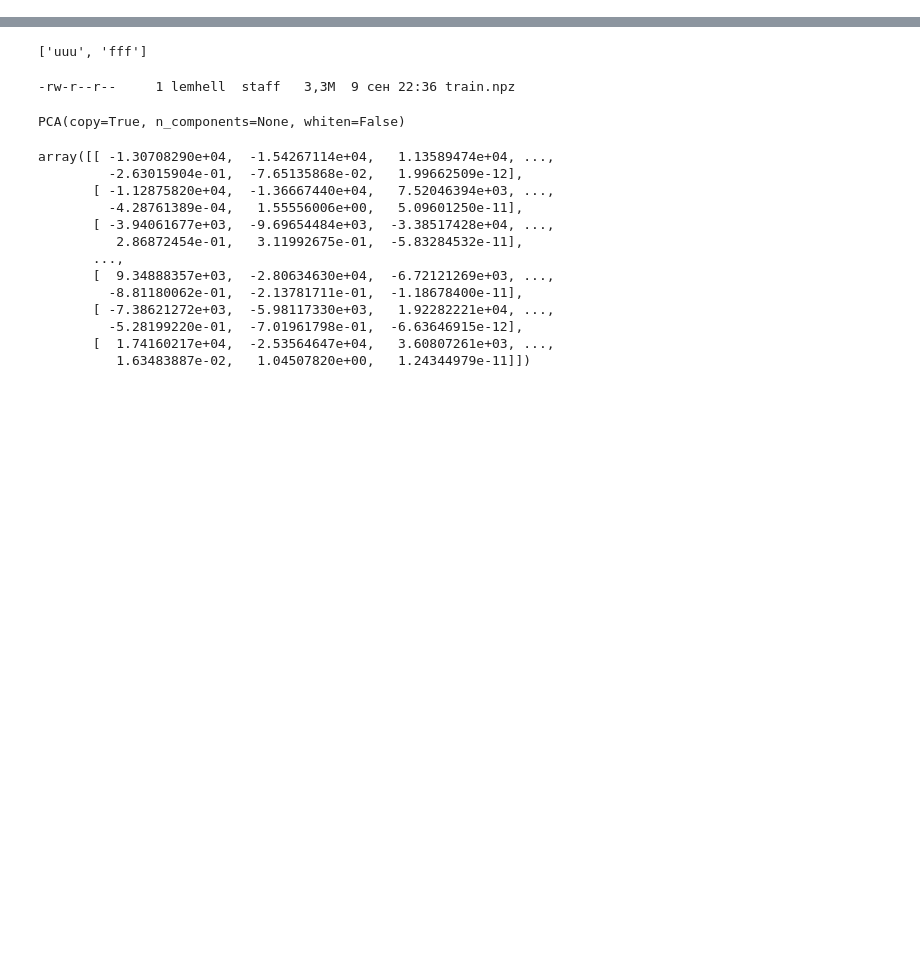
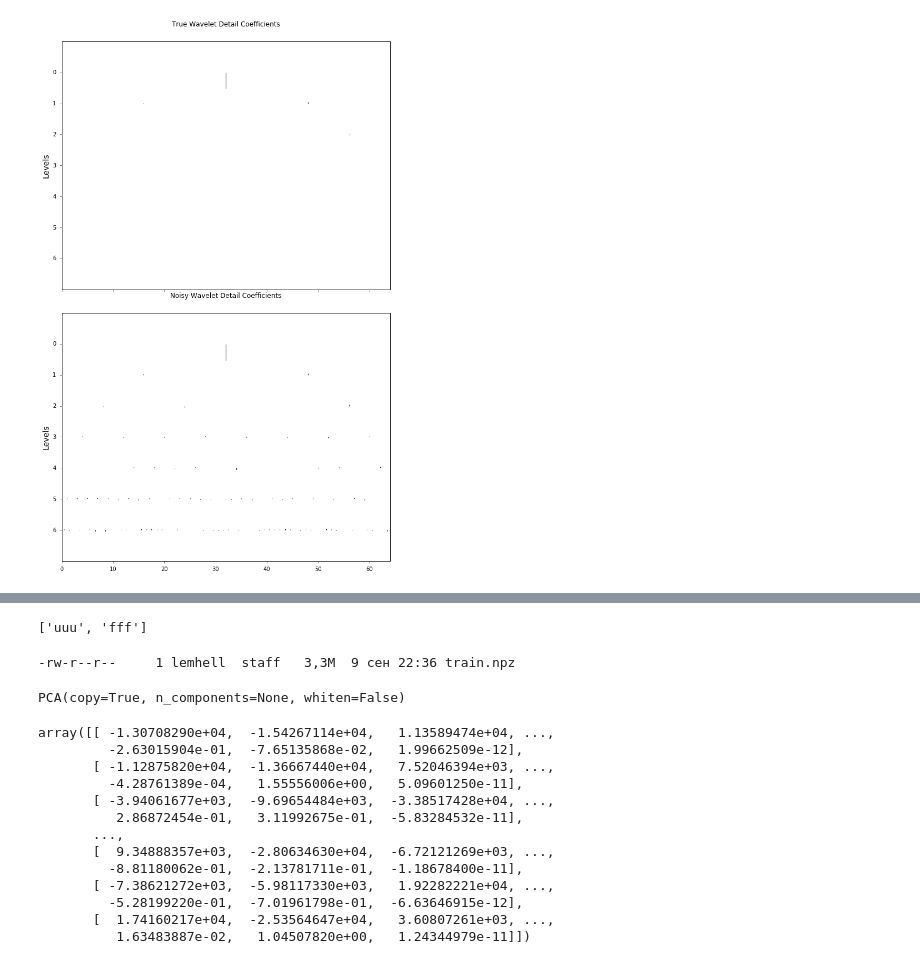
Before and after one commit to magecon/seizure_prediction, a Jupyter notebook: Kaggle Seizures.ipynb, the cells around one changed output, grey strips where cells are left out. Saved outputs shown, nothing was run; the diff lists cells and outputs as text; code cells hidden in the pictures; blank space fills up the shorter version.

```diff
--- a/Kaggle Seizures.ipynb
+++ b/Kaggle Seizures.ipynb
@@ -10,0 +175,22 @@ import matplotlib.pyplot as plt
+# %%
+from scipy import stats
+import numpy as np
+
+np.random.seed(12345)
+blck = blocks(np.linspace(0,1,2**11))
+nblck = blck + stats.norm().rvs(2**11)
+
+true_coefs = pywt.wavedec(blck, 'db8', level=7, mode='per')
+noisy_coefs = pywt.wavedec(nblck, 'db8', level=7, mode='per')
+
+fig, axes = plt.subplots(2, 1, figsize=(9,14), sharex=True)
+
+fig = coef_pyramid_plot(true_coefs[1:], ax=axes[0]) # omit smoothing coefs
+axes[0].set_title("True Wavelet Detail Coefficients");
+
+fig = coef_pyramid_plot(noisy_coefs[1:], ax=axes[1]) ;
+axes[1].set_title("Noisy Wavelet Detail Coefficients");
+
+fig.tight_layout()
+# %% [output]
+[figure, added]
```
Also changed, not shown: parts of 10 cells of this notebook.
